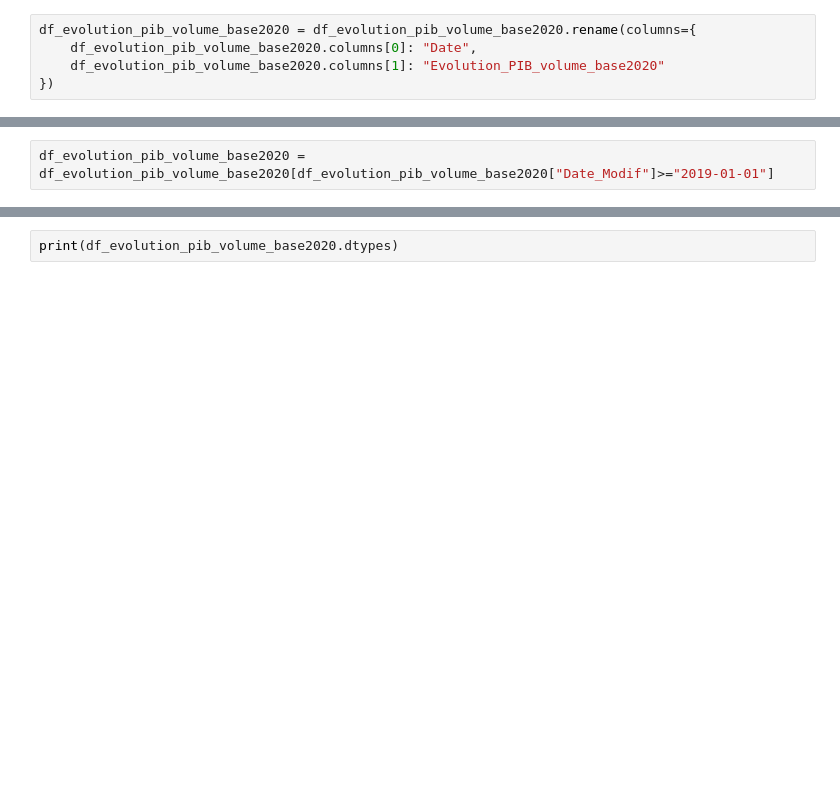
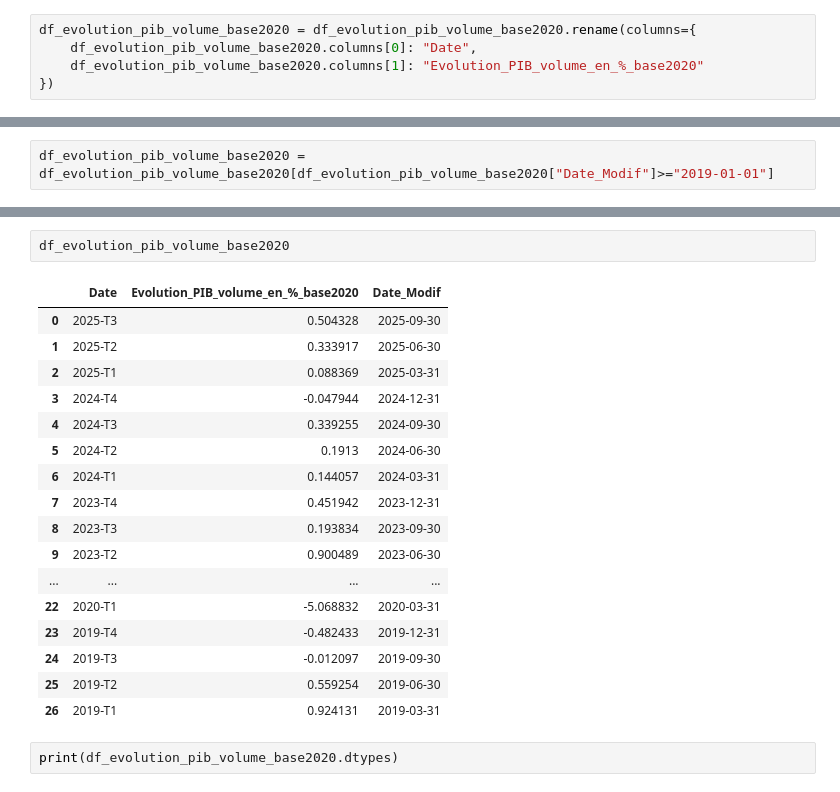
Before and after one commit to leocoooo/land_value_prediction, a Jupyter notebook: src/construction_de_la_base/construction.ipynb, the cells around one changed output, grey strips where cells are left out. Drawn from its saved outputs; the diff is of its cells as text; blank space fills up the shorter version.

Commit message:
ptite modif

```diff
--- a/src/construction_de_la_base/construction.ipynb
+++ b/src/construction_de_la_base/construction.ipynb
@@ -485,7 +485,7 @@ Index(['Évolution du produit intérieur brut et de ses composantes',
 # %%
 df_evolution_pib_volume_base2020 = df_evolution_pib_volume_base2020.rename(columns={
     df_evolution_pib_volume_base2020.columns[0]: "Date",
-    df_evolution_pib_volume_base2020.columns[1]: "Evolution_PIB_volume_base2020"
+    df_evolution_pib_volume_base2020.columns[1]: "Evolution_PIB_volume_en_%_base2020"
 })
 # %%
 df_evolution_pib_volume_base2020 = df_evolution_pib_volume_base2020.iloc[:, [0, 1]]
@@ -627,3 +627,23 @@ print(df_evolution_pib_volume_base2020.head())
+# %%
+df_evolution_pib_volume_base2020
+# %% [output]
+|  | Date | Evolution_PIB_volume_en_%_base2020 | Date_Modif |
+| 0 | 2025-T3 | 0.504328 | 2025-09-30 |
+| 1 | 2025-T2 | 0.333917 | 2025-06-30 |
+| 2 | 2025-T1 | 0.088369 | 2025-03-31 |
+| 3 | 2024-T4 | -0.047944 | 2024-12-31 |
+| 4 | 2024-T3 | 0.339255 | 2024-09-30 |
+| 5 | 2024-T2 | 0.1913 | 2024-06-30 |
+| 6 | 2024-T1 | 0.144057 | 2024-03-31 |
+| 7 | 2023-T4 | 0.451942 | 2023-12-31 |
+| 8 | 2023-T3 | 0.193834 | 2023-09-30 |
+| 9 | 2023-T2 | 0.900489 | 2023-06-30 |
+| ... | ... | ... | ... |
+| 22 | 2020-T1 | -5.068832 | 2020-03-31 |
+| 23 | 2019-T4 | -0.482433 | 2019-12-31 |
+| 24 | 2019-T3 | -0.012097 | 2019-09-30 |
+| 25 | 2019-T2 | 0.559254 | 2019-06-30 |
+| 26 | 2019-T1 | 0.924131 | 2019-03-31 |
 # %%
 print(df_evolution_pib_volume_base2020.dtypes)
 # %% [output]
```
Also changed, not shown: parts of 3 cells of this notebook.
